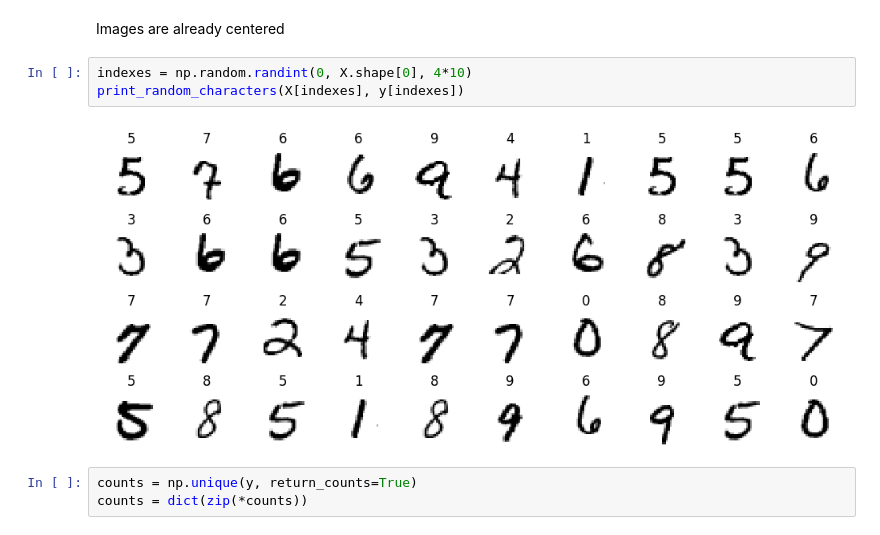
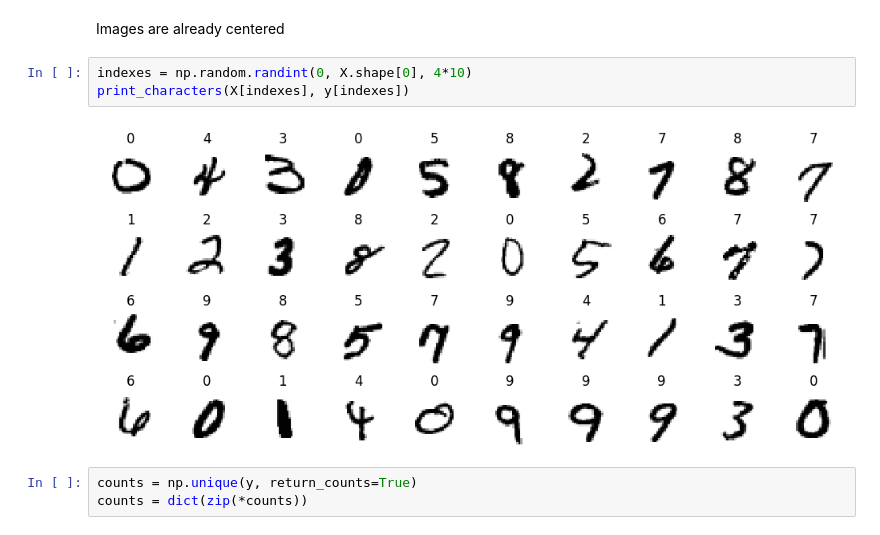
Before and after one commit to fstachura/psi-handwriting-recognition, a Jupyter notebook: datasets.ipynb, the cells around one changed output. Cells and saved outputs as stored; diff of their text form.

```diff
--- a/datasets.ipynb
+++ b/datasets.ipynb
@@ -39,9 +39,9 @@ y.shape
 Images are already centered
 # %%
 indexes = np.random.randint(0, X.shape[0], 4*10)
-print_random_characters(X[indexes], y[indexes])
+print_characters(X[indexes], y[indexes])
 # %% [output]
-[figure, old version]
+[figure, new version]
 # %%
 counts = np.unique(y, return_counts=True)
 counts = dict(zip(*counts))
```
Also changed, not shown: parts of 15 cells of this notebook.
